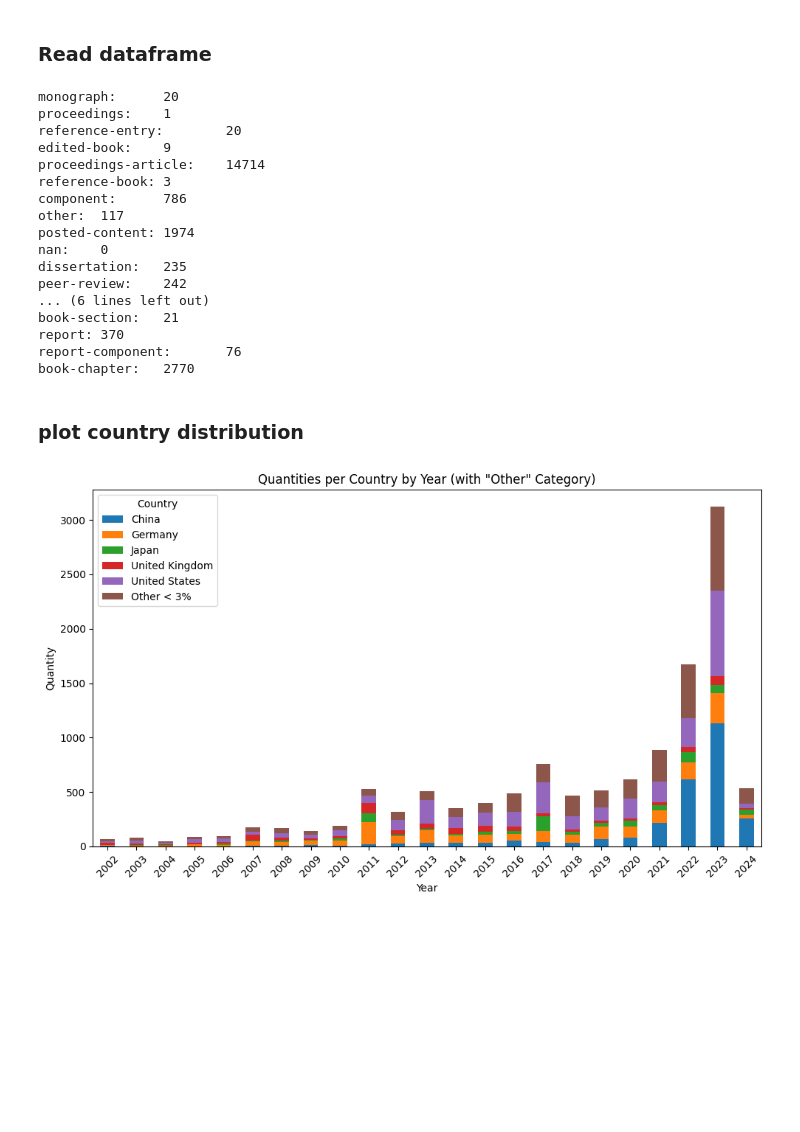
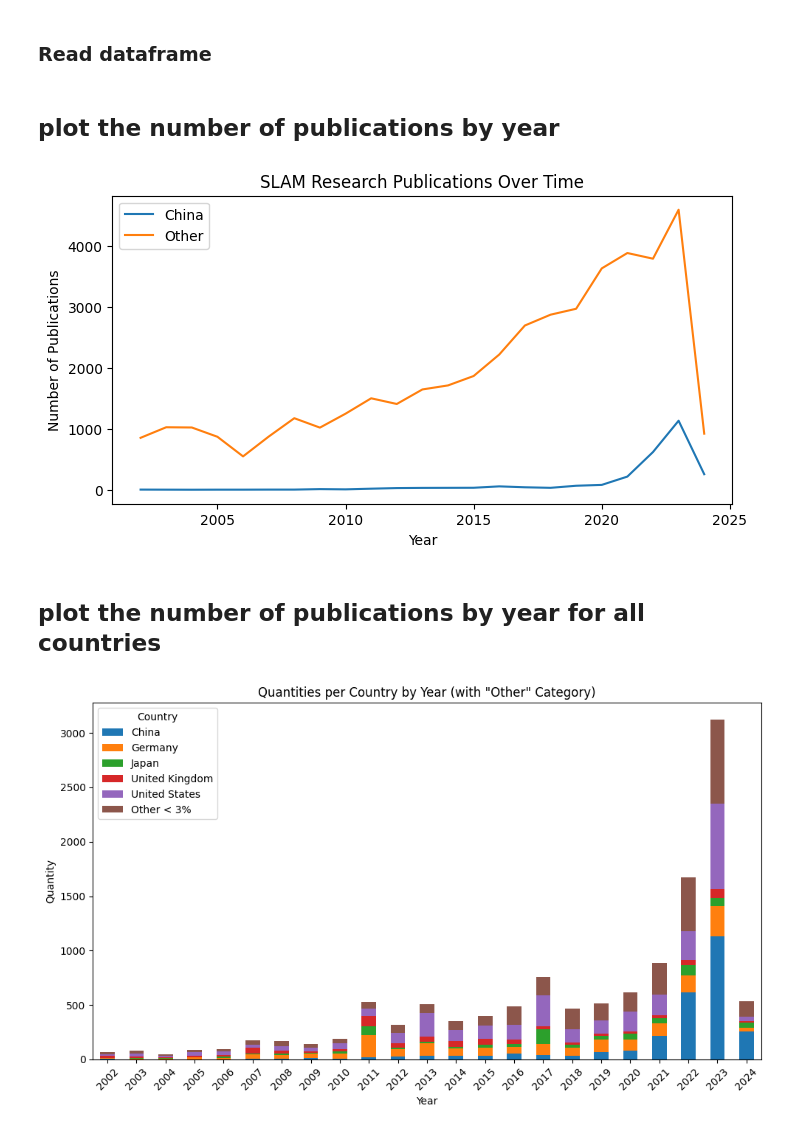
Before and after one commit to Vor-Art/SLAM_article_statistics, a Jupyter notebook: src/4 visualizing.ipynb, the cells around one changed output. Saved outputs shown, nothing was run; the diff lists cells and outputs as text; code cells hidden in the pictures; blank space fills up the shorter version.

Commit message:
Add visualization of some statistic data

```diff
--- a/src/4 visualizing.ipynb
+++ b/src/4 visualizing.ipynb
@@ -9,30 +9,28 @@ import seaborn as sns
 ### Read dataframe
 # %%
 df = pd.read_csv('slam_articles_with_country.csv')
-# %%
-# df.info()
-for val in set(df['type']):
-    print(f'{val}:\t{len(df[df['type'] == val])}')
-# %% [output]
-monograph:      20
-proceedings:    1
-reference-entry:        20
-edited-book:    9
-proceedings-article:    14714
-reference-book: 3
-component:      786
-other:  117
-posted-content: 1974
-nan:    0
-dissertation:   235
-peer-review:    242
-... (6 lines left out)
-book-section:   21
-report: 370
-report-component:       76
-book-chapter:   2770
-# %% [markdown]
-### plot country distribution
+# %% [markdown]
+## plot the number of publications by year
+# %%
+china_df = df[df['country'] == 'China']
+other_df = df[df['country'] != 'China']
+
+# Count publications per year
+china_yearly = china_df.groupby('year').size()
+other_yearly = other_df.groupby('year').size()
+
+plt.figure(figsize=(8, 4))
+plt.plot(china_yearly.index, china_yearly.values, label='China')
+plt.plot(other_yearly.index, other_yearly.values, label='Other')
+plt.xlabel('Year')
+plt.ylabel('Number of Publications')
+plt.title('SLAM Research Publications Over Time')
+plt.legend()
+plt.show()
+# %% [output]
+[figure, added]
+# %% [markdown]
+## plot the number of publications by year for all countries
 # %%
 trh_percent = 3
 
```
Also changed, not shown: parts of 9 cells of this notebook.
